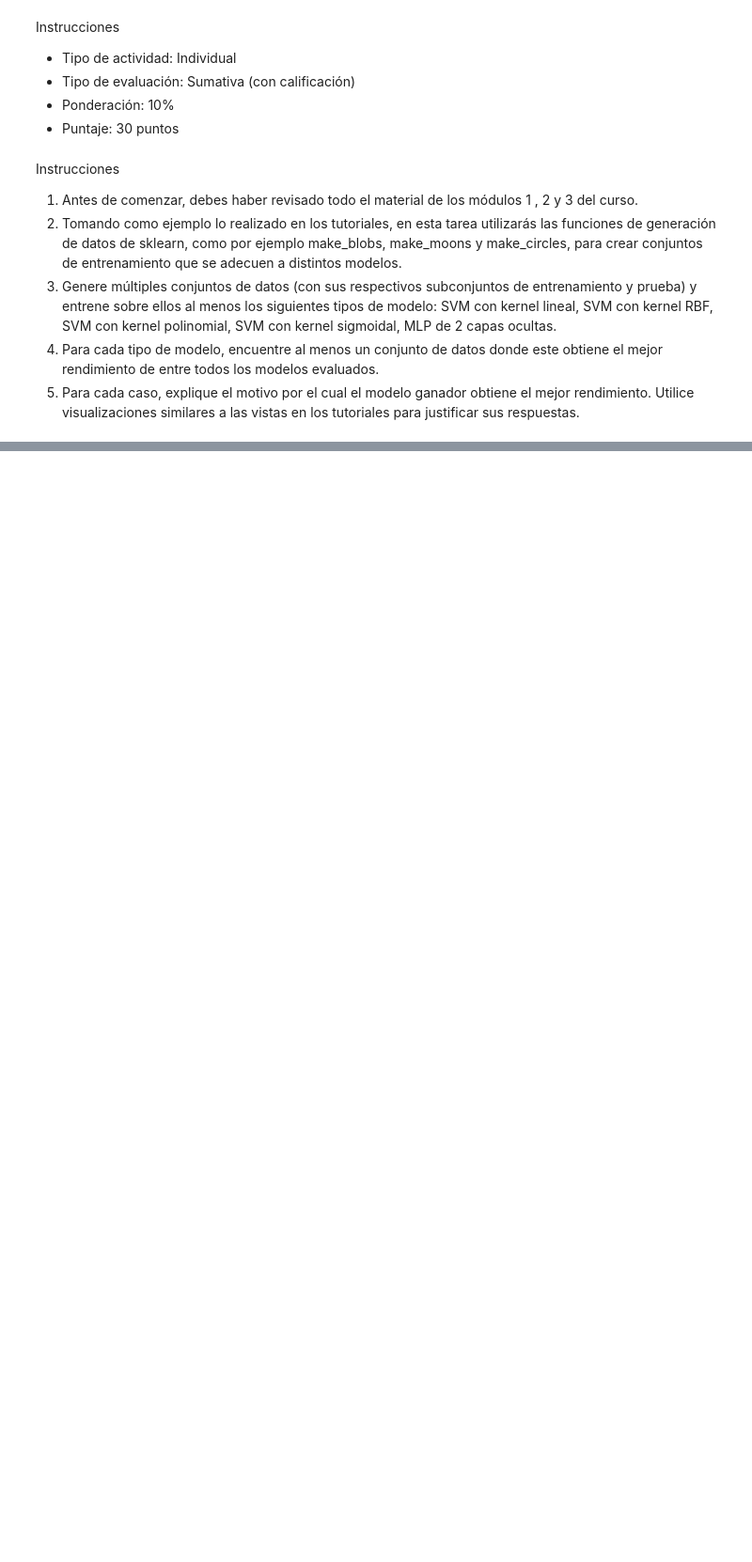
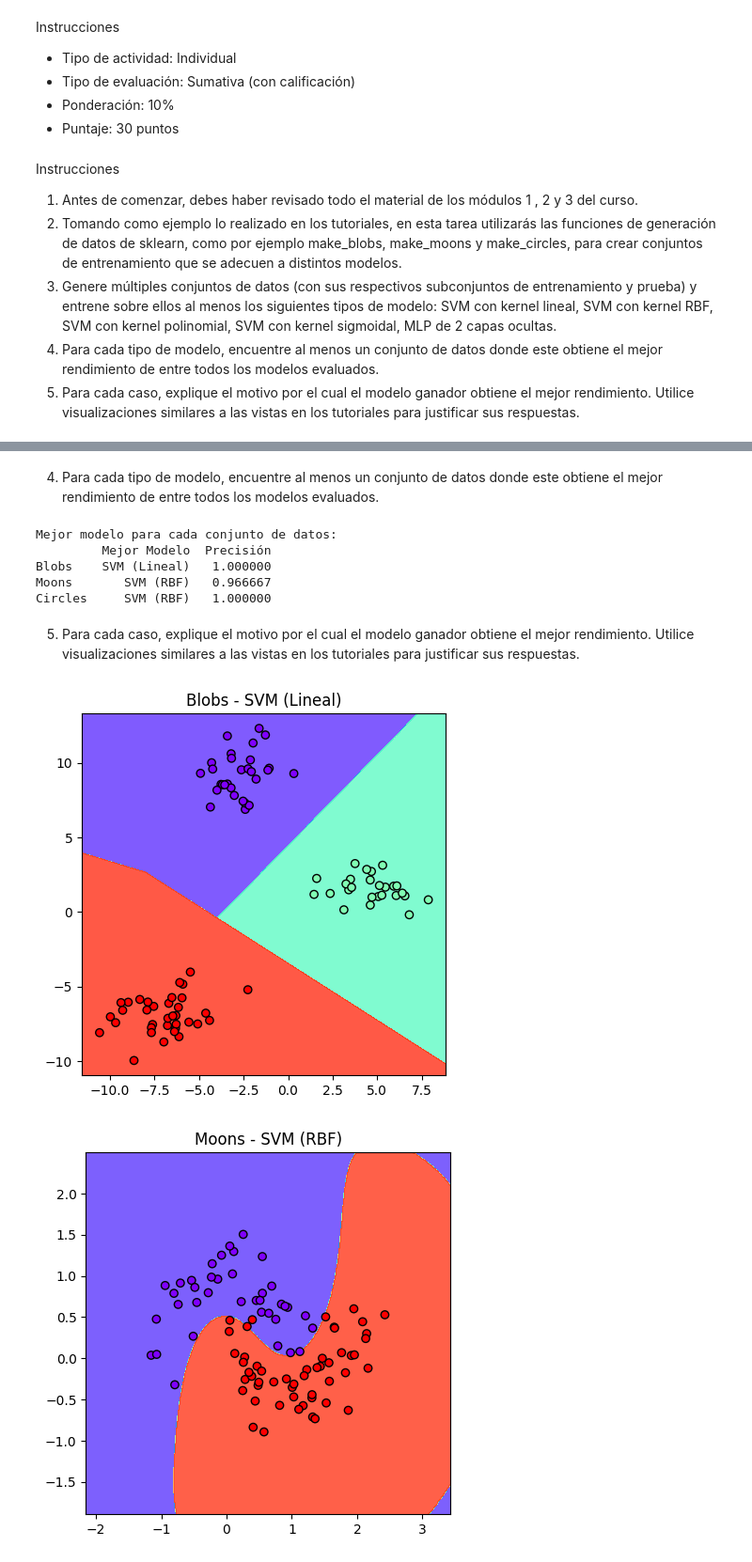
Before and after one commit to Carolinsrainbow/UC_MachineLearning, a Jupyter notebook: Tarea3_Carolina_Herrera_Azolas.ipynb, the cells around one changed output, grey strips where cells are left out. Shown: that part at 94% size. Cells and saved outputs as stored; diff of their text form; code cells hidden in the pictures; blank space fills up the shorter version.

```diff
--- a/Tarea3_Carolina_Herrera_Azolas.ipynb
+++ b/Tarea3_Carolina_Herrera_Azolas.ipynb
@@ -68,0 +101,43 @@ Precisión SVM (kernel RBF): 1.0
+# %% [markdown]
+4. Para cada tipo de modelo, encuentre al menos un conjunto de datos donde este obtiene el mejor rendimiento de entre todos los modelos evaluados.
+# %%
+mejorModelo= results_df.idxmax(axis=1)
+mejorPuntaje = results_df.max(axis=1)
+
+summary_df = pd.DataFrame({
+    "Mejor Modelo": mejorModelo,
+    "Precisión": mejorPuntaje
+})
+
+print("Mejor modelo para cada conjunto de datos:")
+print(summary_df)
+# %% [output]
+Mejor modelo para cada conjunto de datos:
+         Mejor Modelo  Precisión
+Blobs    SVM (Lineal)   1.000000
+Moons       SVM (RBF)   0.966667
+Circles     SVM (RBF)   1.000000
+# %% [markdown]
+5. Para cada caso, explique el motivo por el cual el modelo ganador obtiene el mejor rendimiento. Utilice visualizaciones similares a las vistas en los tutoriales para justificar sus respuestas.
+# %%
+def plot_decision_boundary(model, X, y, title):
+    x_min, x_max = X[:, 0].min() - 1, X[:, 0].max() + 1
+    y_min, y_max = X[:, 1].min() - 1, X[:, 1].max() + 1
+    xx, yy = np.meshgrid(np.arange(x_min, x_max, 0.01),
+                         np.arange(y_min, y_max, 0.01))
+    Z = model.predict(np.c_[xx.ravel(), yy.ravel()])
+    Z = Z.reshape(xx.shape)
+    plt.contourf(xx, yy, Z, alpha=0.8, cmap='rainbow')
+    plt.scatter(X[:, 0], X[:, 1], c=y, edgecolor='k', cmap='rainbow')
+    plt.title(title)
+
+for dataset_name, (X_train, X_test, y_train, y_test) in datasets_split.items():
+    best_model_name = summary_df.loc[dataset_name, "Mejor Modelo"]
+    best_model = models[best_model_name]
+    best_model.fit(X_train, y_train)
+    plt.figure(figsize=(5, 5))
+    plot_decision_boundary(best_model, X_test, y_test, f"{dataset_name} - {best_model_name}")
+    plt.show()
+# %% [output]
+[figure, added]
+[figure, added]
```
Also changed, not shown: parts of 11 cells of this notebook.
